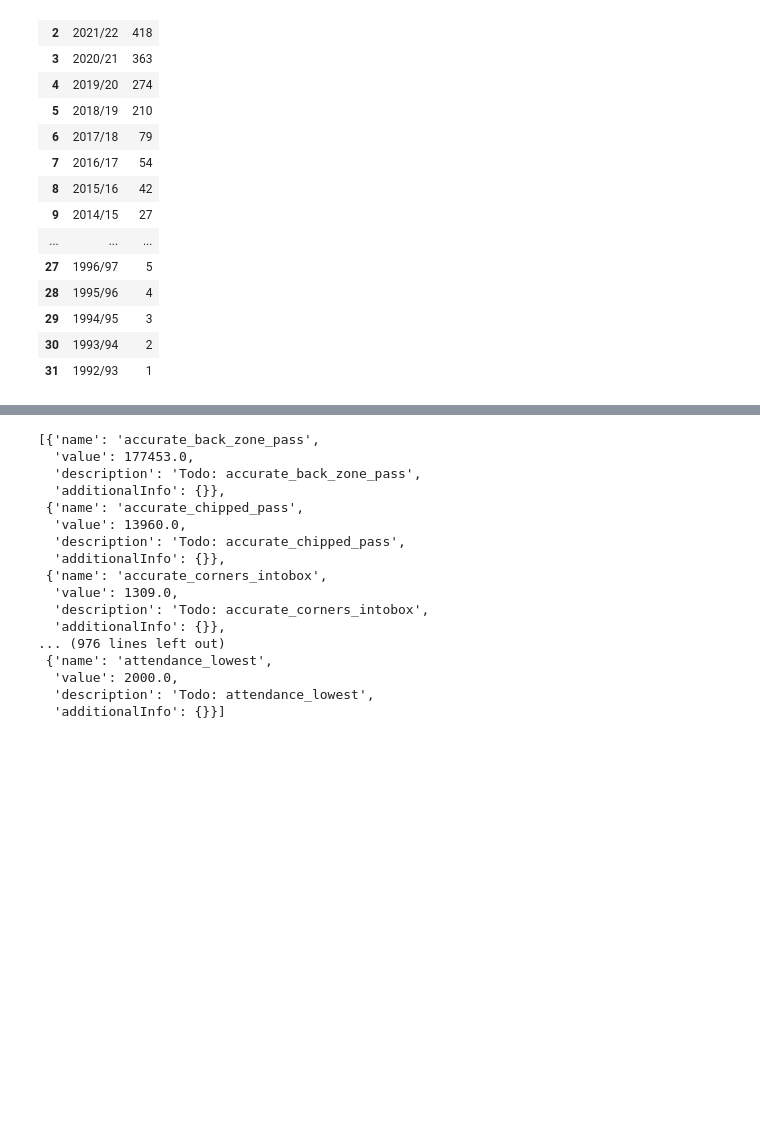
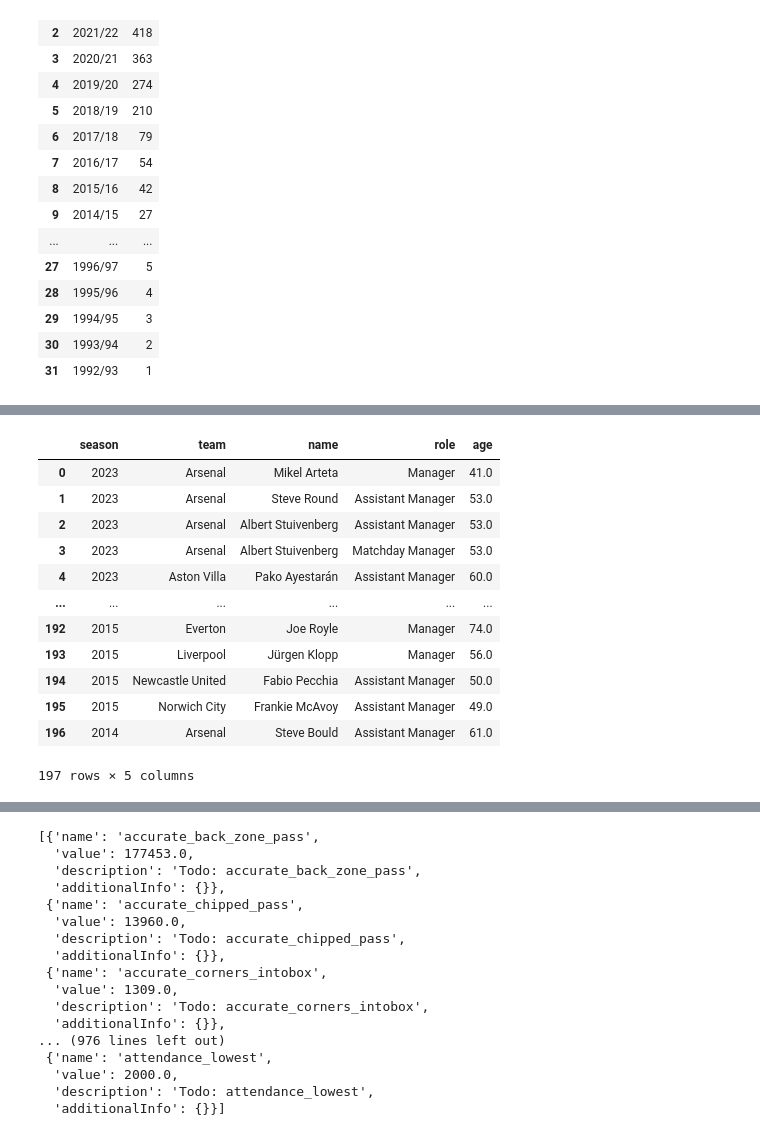
Before and after one commit to hse-mlds-2023-epl-prediction/annual-project, a Jupyter notebook: parsers/official/PLA_parsing .ipynb, the cells around one changed output, grey strips where cells are left out. Drawn from its saved outputs; the diff is of its cells as text; code cells hidden in the pictures; blank space fills up the shorter version.

Commit message:
step: add pars info player teams and managers

```diff
--- a/parsers/official/PLA_parsing .ipynb
+++ b/parsers/official/PLA_parsing .ipynb
@@ -358,3 +360,5 @@ col = {0: 'label', 1: 'id'}
 data = pars_dictline(response.json()['content'], col)
 id_season = pd.DataFrame(data, columns=col.values())
 id_season['id'] = id_season['id'].astype(int)
+
+team_id = df_start_club['club_id'].unique()
@@ -378,3 +389,37 @@ id_season
 | 29 | 1994/95 | 3 |
 | 30 | 1993/94 | 2 |
 | 31 | 1992/93 | 1 |
+# %%
+#команды игроков
+
+headers = {
+    'authority': 'footballapi.pulselive.com',
+    'accept': '*/*',
+    'accept-language': 'ru,en;q=0.9',
+    'content-type': 'application/x-www-form-urlencoded; charset=UTF-8',
+    'origin': 'https://www.premierleague.com',
+    'referer': 'https://www.premierleague.com/',
+    'sec-ch-ua': '"Chromium";v="118", "YaBrowser";v="23.11", "Not=A?Brand";v="99", "Yowser";v="2.5"',
+    'sec-ch-ua-mobile': '?0',
+    'sec-ch-ua-platform': '"Linux"',
+    'sec-fetch-dest': 'empty',
+    'sec-fetch-mode': 'cors',
+    'sec-fetch-site': 'cross-site',
+    'user-agent': 'Mozilla/5.0 (X11; Linux x86_64) AppleWebKit/537.36 (KHTML, like Gecko) Chrome/118.0.0.0 YaBrowser/23.11.0.0 Safari/537.36',
+}
+
+params = {
+    'pageSize': '30',
+    'compSeasons': '578',
+    'altIds': 'true',
+    'page': '0',
+    'type': 'player',
+}
+
+response = requests.get(
+    'https://footballapi.pulselive.com/football/teams/1/compseasons/578/staff',
+    params=params,
+    headers=headers,
+)
+
+response.json()
@@ -380,0 +520,16 @@ id_season
+# %%
+pd.DataFrame(officials)
+# %% [output]
+|  | season | team | name | role | age |
+| 0 | 2023 | Arsenal | Mikel Arteta | Manager | 41.0 |
+| 1 | 2023 | Arsenal | Steve Round | Assistant Manager | 53.0 |
+| 2 | 2023 | Arsenal | Albert Stuivenberg | Assistant Manager | 53.0 |
+| 3 | 2023 | Arsenal | Albert Stuivenberg | Matchday Manager | 53.0 |
+| 4 | 2023 | Aston Villa | Pako Ayestarán | Assistant Manager | 60.0 |
+| ... | ... | ... | ... | ... | ... |
+| 192 | 2015 | Everton | Joe Royle | Manager | 74.0 |
+| 193 | 2015 | Liverpool | Jürgen Klopp | Manager | 56.0 |
+| 194 | 2015 | Newcastle United | Fabio Pecchia | Assistant Manager | 50.0 |
+| 195 | 2015 | Norwich City | Frankie McAvoy | Assistant Manager | 49.0 |
+| 196 | 2014 | Arsenal | Steve Bould | Assistant Manager | 61.0 |
+197 rows × 5 columns
```
Also changed, not shown: parts of 10 cells of this notebook, 2 other files.
